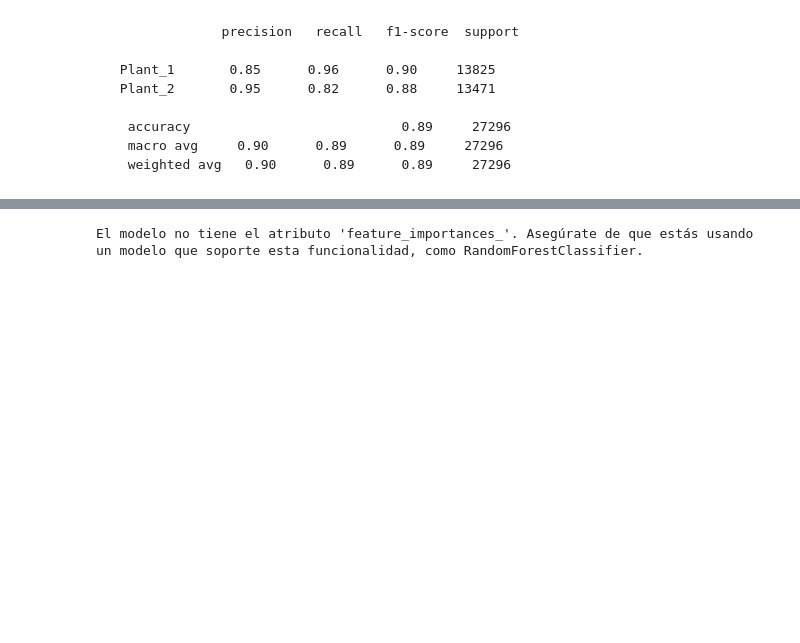
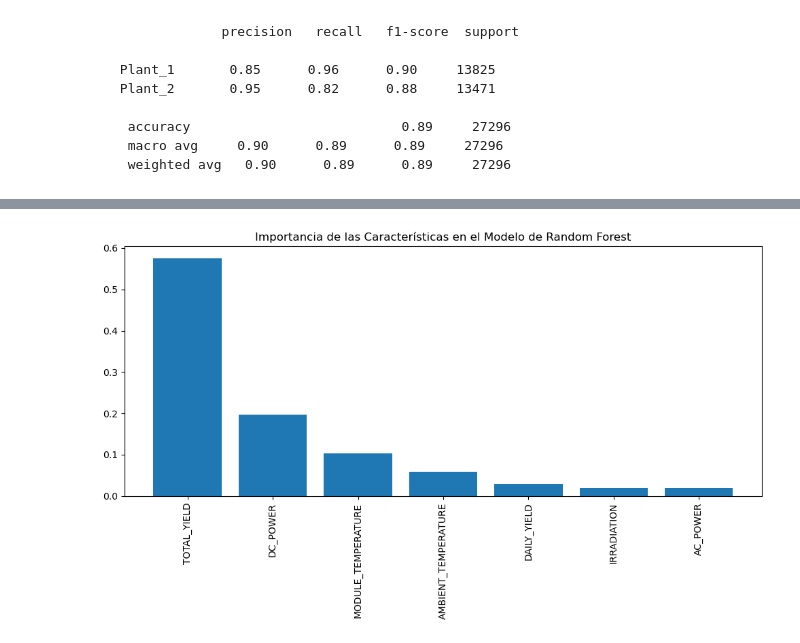
Before and after one commit to josemauma/TFG-ML-DL-WIND-SOLAR-FARMS, a Jupyter notebook: TFG_SP_Seleccion.ipynb, the cells around one changed output, grey strips where cells are left out. Drawn from its saved outputs; the diff is of its cells as text; code cells hidden in the pictures; blank space fills up the shorter version.

```diff
--- a/TFG_SP_Seleccion.ipynb
+++ b/TFG_SP_Seleccion.ipynb
@@ -114,7 +114,7 @@ df_combined = pd.concat([df_GD1_limpio, df_GD2_limpio], ignore_index=True)
 df_combined['ZONE'] = df_combined['PLANT_ID'].apply(lambda x: 1 if x == 4135001 else 2)
 
 # Separar características (X) y etiquetas (y)
-features = ['AC_POWER', 'DAILY_YIELD', 'TOTAL_YIELD','AMBIENT_TEMPERATURE',
+features = ['DC_POWER','AC_POWER', 'DAILY_YIELD', 'TOTAL_YIELD','AMBIENT_TEMPERATURE',
             'MODULE_TEMPERATURE', 'IRRADIATION']
 # Definir X (variables predictoras) y Y (variable objetivo)
 X = df_combined[features].values
@@ -162,7 +162,7 @@ weighted avg       0.90      0.89      0.89     27296
 # %%
 from sklearn.ensemble import RandomForestClassifier
 
-RF_model = RandomForestClassifier(n_estimators=150, random_state=42)
+RF_model = RandomForestClassifier(n_estimators=250, random_state=42)
 
 RF_model.fit(X_train_scaled,y_train)
 RF_y_pred = RF_model.predict(X_test_scaled)
@@ -190,16 +190,14 @@ Media de la validación cruzada: 1.000
 # %%
-try:
-    importances = model.feature_importances_
-    indices = np.argsort(importances)[::-1]
-    features = df_combined.drop(['ZONE', 'PLANT_ID'], axis=1).columns
+# Visualizar la importancia de las características (asegurando que el modelo es RandomForestClassifier)
+importances = RF_model.feature_importances_
+indices = np.argsort(importances)[::-1]
+features = df_combined.drop(['ZONE', 'PLANT_ID','DATE_TIME','SOURCE_KEY'], axis=1).columns
 
-    plt.figure(figsize=(10, 6))
-    plt.title("Importancia de las Características en el Modelo de Random Forest")
-    plt.bar(range(X.shape[1]), importances[indices], align="center")
-    plt.xticks(range(X.shape[1]), features[indices], rotation=90)
-    plt.tight_layout()
-    plt.show()
-except AttributeError:
-    print("El modelo no tiene el atributo 'feature_importances_'. Asegúrate de que estás usando un modelo que soporte esta funcionalidad, como RandomForestClassifier.")
+plt.figure(figsize=(10, 6))
+plt.title("Importancia de las Características en el Modelo de Random Forest")
+plt.bar(range(X.shape[1]), importances[indices], align="center")
+plt.xticks(range(X.shape[1]), features[indices], rotation=90)
+plt.tight_layout()
+plt.show()
 # %% [output]
-El modelo no tiene el atributo 'feature_importances_'. Asegúrate de que estás usando un modelo que soporte esta funcionalidad, como RandomForestClassifier.
+[figure, added]
```
Also changed, not shown: parts of 3 cells of this notebook.
